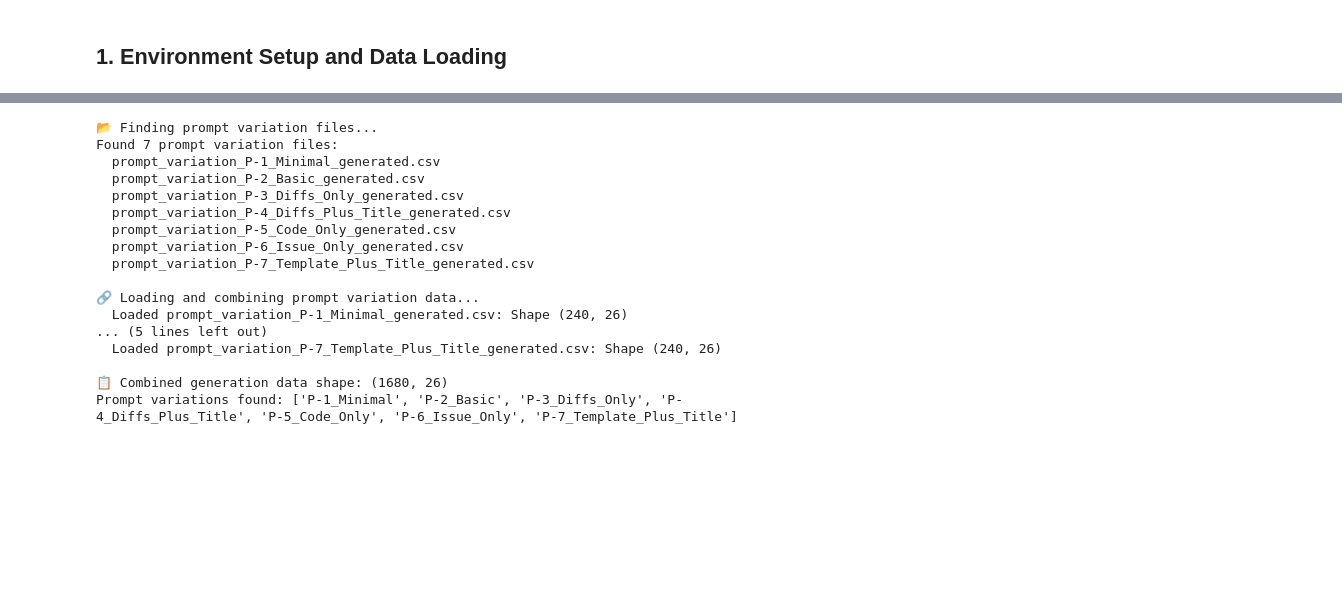
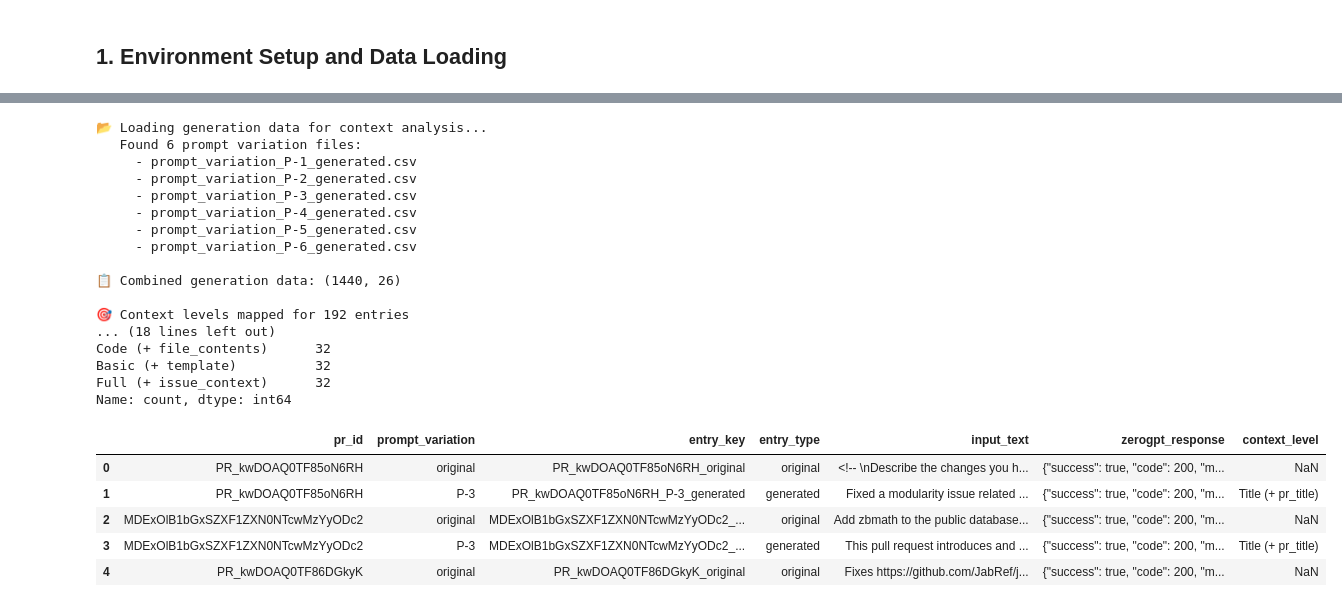
Before and after one commit to JosephAyo/llm-in-prs, a Jupyter notebook: analysis/textual-features-on-prompt-variations.ipynb, the cells around one changed output, grey strips where cells are left out. Drawn from its saved outputs; the diff is of its cells as text; code cells hidden in the pictures; blank space fills up the shorter version.

```diff
--- a/analysis/textual-features-on-prompt-variations.ipynb
+++ b/analysis/textual-features-on-prompt-variations.ipynb
@@ -73,41 +109,64 @@ Detection data columns: ['pr_id', 'prompt_variation', 'entry_key', 'entry_type',
 # %%
-# Load generation data (same process as prompt-variations-analysis.ipynb)
-print("\n📂 Finding prompt variation files...")
+# Load generation data for additional context
+print("📂 Loading generation data for context analysis...")
+
 prompt_variation_files = glob.glob(os.path.join(generation_path, "prompt_variation_P-*_generated.csv"))
 prompt_variation_files.sort()
 
-print(f"Found {len(prompt_variation_files)} prompt variation files:")
+print(f"   Found {len(prompt_variation_files)} prompt variation files:")
 for file in prompt_variation_files:
-    print(f"  {os.path.basename(file)}")
+    print(f"     - {os.path.basename(file)}")
 
-# Load and combine all prompt variation data
-print("\n🔗 Loading and combining prompt variation data...")
+# Load and validate generation data
 all_generation_data = []
 for file in prompt_variation_files:
     df = pd.read_csv(file)
     filename = os.path.basename(file)
-    print(f"  Loaded {filename}: Shape {df.shape}")
     all_generation_data.append(df)
 
-# Combine all generation data
+# Combine generation data
 generation_df = pd.concat(all_generation_data, ignore_index=True)
-print(f"\n📋 Combined generation data shape: {generation_df.shape}")
-print(f"Prompt variations found: {sorted(generation_df['prompt_variation'].unique())}")
+print(f"\n📋 Combined generation data: {generation_df.shape}")
+
+# Use detection data as primary dataset (contains both original and generated)
+dataset_df = detection_df.copy()
+
+# Add context mapping for analysis
+context_mapping = {
+    'P-1': 'Minimal (repo_name_path)',
+    'P-2': 'Basic (+ template)',
+    'P-3': 'Title (+ pr_title)',
+    'P-4': 'Diffs (+ code_changes)',
+    'P-5': 'Code (+ file_contents)',
+    'P-6': 'Full (+ issue_context)'
+}
+
+dataset_df['context_level'] = dataset_df['prompt_variation'].map(context_mapping)
+print(f"\n🎯 Context levels mapped for {dataset_df['context_level'].notna().sum()} entries")
+print(f"   Context distribution:\n{dataset_df['context_level'].value_counts()}")
+
+dataset_df.head()
 # %% [output]
-📂 Finding prompt variation files...
-Found 7 prompt variation files:
-  prompt_variation_P-1_Minimal_generated.csv
-  prompt_variation_P-2_Basic_generated.csv
-  prompt_variation_P-3_Diffs_Only_generated.csv
-  prompt_variation_P-4_Diffs_Plus_Title_generated.csv
-  prompt_variation_P-5_Code_Only_generated.csv
-  prompt_variation_P-6_Issue_Only_generated.csv
-  prompt_variation_P-7_Template_Plus_Title_generated.csv
+📂 Loading generation data for context analysis...
+   Found 6 prompt variation files:
+     - prompt_variation_P-1_generated.csv
+     - prompt_variation_P-2_generated.csv
+     - prompt_variation_P-3_generated.csv
+     - prompt_variation_P-4_generated.csv
+     - prompt_variation_P-5_generated.csv
+     - prompt_variation_P-6_generated.csv
 
-🔗 Loading and combining prompt variation data...
-  Loaded prompt_variation_P-1_Minimal_generated.csv: Shape (240, 26)
-... (5 lines left out)
-  Loaded prompt_variation_P-7_Template_Plus_Title_generated.csv: Shape (240, 26)
+📋 Combined generation data: (1440, 26)
 
-📋 Combined generation data shape: (1680, 26)
-Prompt variations found: ['P-1_Minimal', 'P-2_Basic', 'P-3_Diffs_Only', 'P-4_Diffs_Plus_Title', 'P-5_Code_Only', 'P-6_Issue_Only', 'P-7_Template_Plus_Title']
+🎯 Context levels mapped for 192 entries
+... (18 lines left out)
+Code (+ file_contents)      32
+Basic (+ template)          32
+Full (+ issue_context)      32
+Name: count, dtype: int64
+|  | pr_id | prompt_variation | entry_key | entry_type | input_text | zerogpt_response | context_level |
+| 0 | PR_kwDOAQ0TF85oN6RH | original | PR_kwDOAQ0TF85oN6RH_original | original | <!-- \nDescribe the changes you h... | {"success": true, "code": 200, "m... | NaN |
+| 1 | PR_kwDOAQ0TF85oN6RH | P-3 | PR_kwDOAQ0TF85oN6RH_P-3_generated | generated | Fixed a modularity issue related ... | {"success": true, "code": 200, "m... | Title (+ pr_title) |
+| 2 | MDExOlB1bGxSZXF1ZXN0NTcwMzYyODc2 | original | MDExOlB1bGxSZXF1ZXN0NTcwMzYyODc2_... | original | Add zbmath to the public database... | {"success": true, "code": 200, "m... | NaN |
+| 3 | MDExOlB1bGxSZXF1ZXN0NTcwMzYyODc2 | P-3 | MDExOlB1bGxSZXF1ZXN0NTcwMzYyODc2_... | generated | This pull request introduces and ... | {"success": true, "code": 200, "m... | Title (+ pr_title) |
+| 4 | PR_kwDOAQ0TF86DGkyK | original | PR_kwDOAQ0TF86DGkyK_original | original | Fixes https://github.com/JabRef/j... | {"success": true, "code": 200, "m... | NaN |
```
Also changed, not shown: parts of 17 cells of this notebook, 4 other files.
